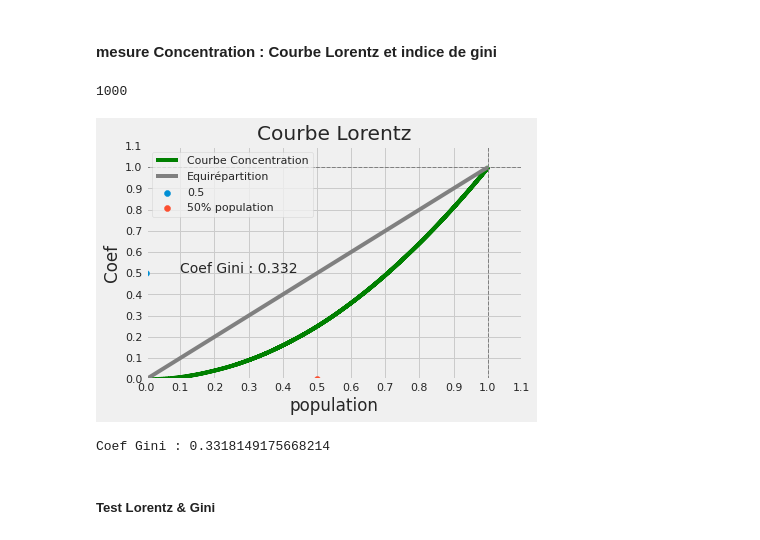
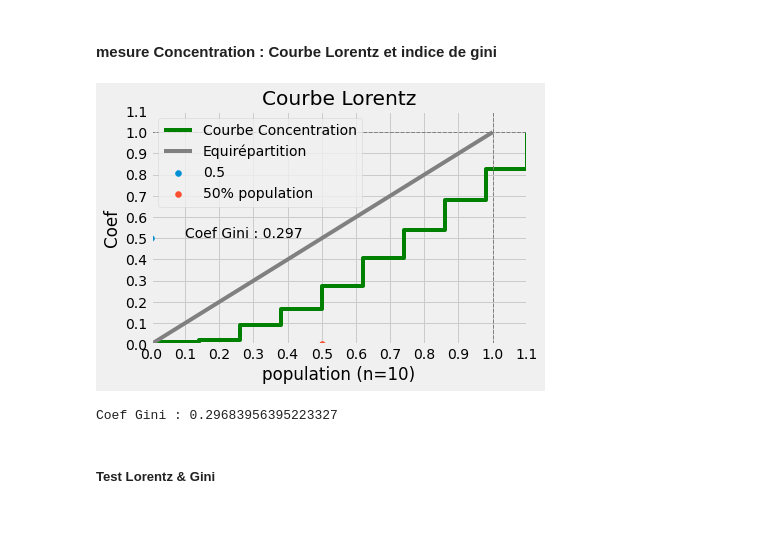
Before and after one commit to vincent-arese/PythonConfigVA, a Jupyter notebook: PyFctVA.ipynb, the cells around one changed output. Saved outputs shown, nothing was run; the diff lists cells and outputs as text; code cells hidden in the pictures.

```diff
--- a/PyFctVA.ipynb
+++ b/PyFctVA.ipynb
@@ -959,6 +1356,7 @@ def Gini(array):
 # %%
 # Courbe de Lorentz
 def CourbeLorentz(data):
+ ''' df.Colonne.to_numpy()  # convertir pandas.core.series.Series' to numpy.ndarray '''
  #  data = np.random.uniform(-1,0,10)
  array = data
 
@@ -975,7 +1373,7 @@ def CourbeLorentz(data):
  #  print(data,len(data))
 
  n=len(data)
- print(n)
+ #  print(n)
  lorenz = np.cumsum(np.sort(data)) / data.sum() # tri ordre croissant et division par total pour normaliser (0-1)
  lorenz = np.append([0],lorenz) # La courbe de Lorenz commence à 0
 
@@ -1005,7 +1403,9 @@ def CourbeLorentz(data):
 
 
   plt.ylabel('Coef')  # Titre de l'axe y
-  plt.xlabel("population")  # Titre de l'axe x
+
+  label="population (n="+str(n)+")"
+  plt.xlabel(label)  # Titre de l'axe x
 
 
   plt.xlim(0,1.1) # on limite l'axe des abscisses
@@ -1036,14 +1436,12 @@ def CourbeLorentz(data):
   GiniCoef = 2*S
   print(pcolors.OK +"Coef Gini :"+pcolors.RESET,Gini(data))
 # %%
-data = np.random.uniform(0,10,1000)
-# print(data,len(data))
+data = np.random.uniform(0,10,10)
 
 CourbeLorentz(data)
 # %% [output]
+[figure, new version]
-1000
+Coef Gini : 0.29683956395223327
-[figure, old version]
-Coef Gini : 0.3318149175668214
 # %% [markdown]
 ##### Test Lorentz & Gini
 # %%
```
Also changed, not shown: parts of 39 cells of this notebook.
